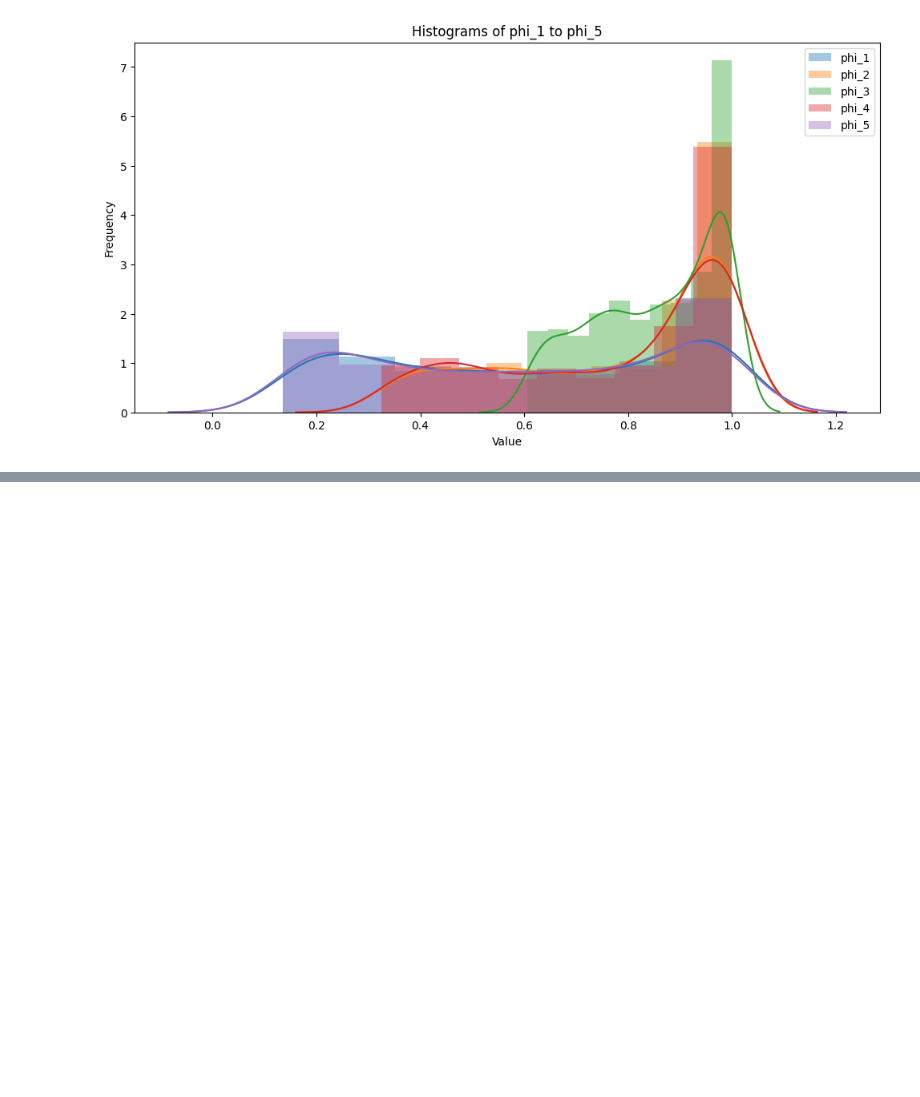
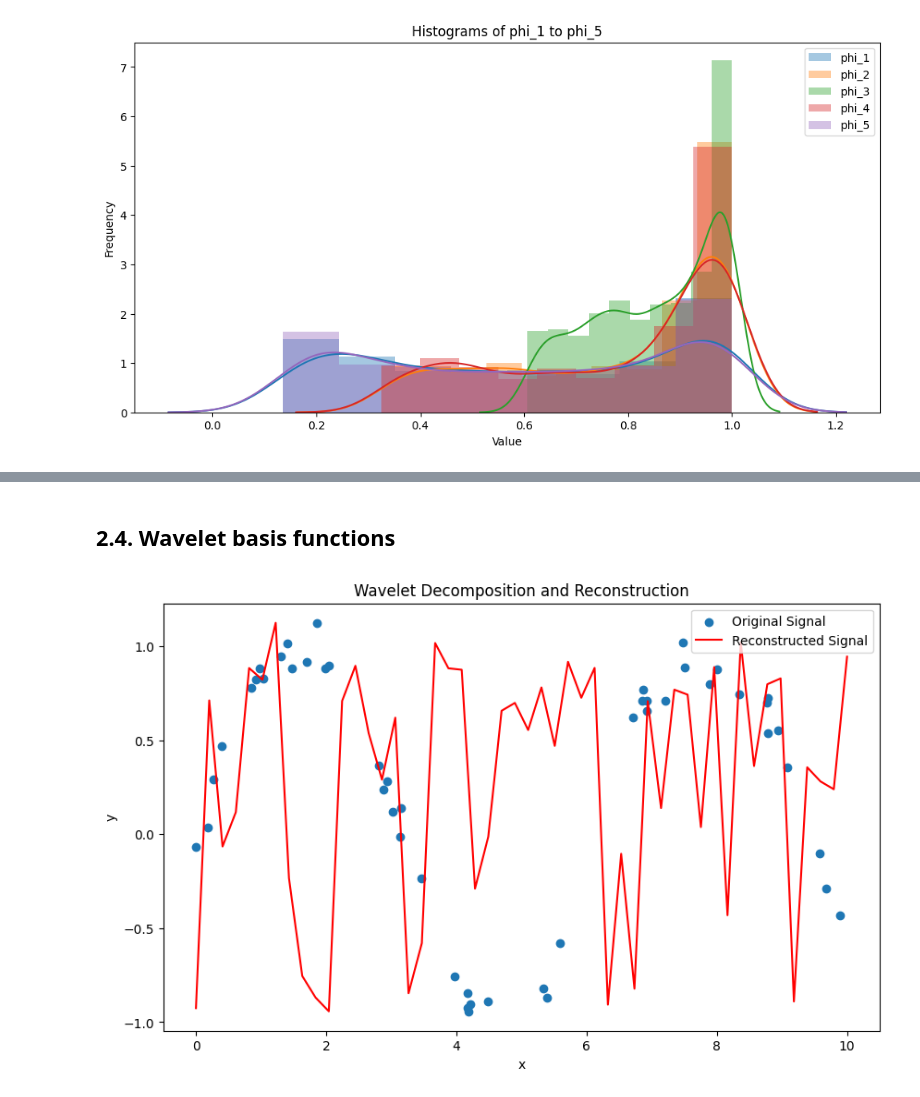
Before and after one commit to ancestor9/Gyeongbok-AI-study, a Jupyter notebook: In_Depth_Linear_Regression.ipynb, the cells around one changed output, grey strips where cells are left out. Cells and saved outputs as stored; diff of their text form; code cells hidden in the pictures; blank space fills up the shorter version.

```diff
--- a/In_Depth_Linear_Regression.ipynb
+++ b/In_Depth_Linear_Regression.ipynb
@@ -268,0 +312,38 @@ df[:20]['x'].var()
+# %% [markdown]
+## **2.4. Wavelet basis functions**
+# %%
+# prompt: Wavelet basis functions 로 fit하고 시각화
+!pip install PyWavelets --quiet
+
+import pywt
+import matplotlib.pyplot as plt
+
+# Assuming 'x' and 'y' are your data from the previous code
+# Generate sample data (replace with your actual x and y)
+rng = np.random.RandomState(1)
+x = 10 * rng.rand(50)
+y = np.sin(x) + 0.1 * rng.randn(50)
+xfit = np.linspace(0,10,50)
+
+# Choose a wavelet family (e.g., 'db4') and decomposition level
+wavelet = 'db4'
+level = 3  # Adjust the decomposition level as needed
+
+# Perform wavelet decomposition
+coeffs = pywt.wavedec(y, wavelet, level=level)
+
+# Reconstruct the signal using the wavelet coefficients
+yfit = pywt.waverec(coeffs, wavelet)
+
+
+# Plot the results
+plt.figure(figsize=(10,6))
+plt.scatter(x, y, label='Original Signal')
+plt.plot(xfit, yfit, label='Reconstructed Signal', color='red')  # Plot reconstructed signal
+plt.xlabel("x")
+plt.ylabel("y")
+plt.title("Wavelet Decomposition and Reconstruction")
+plt.legend()
+plt.show()
+# %% [output]
+[figure, added]
```
Also changed, not shown: parts of 4 cells of this notebook.
